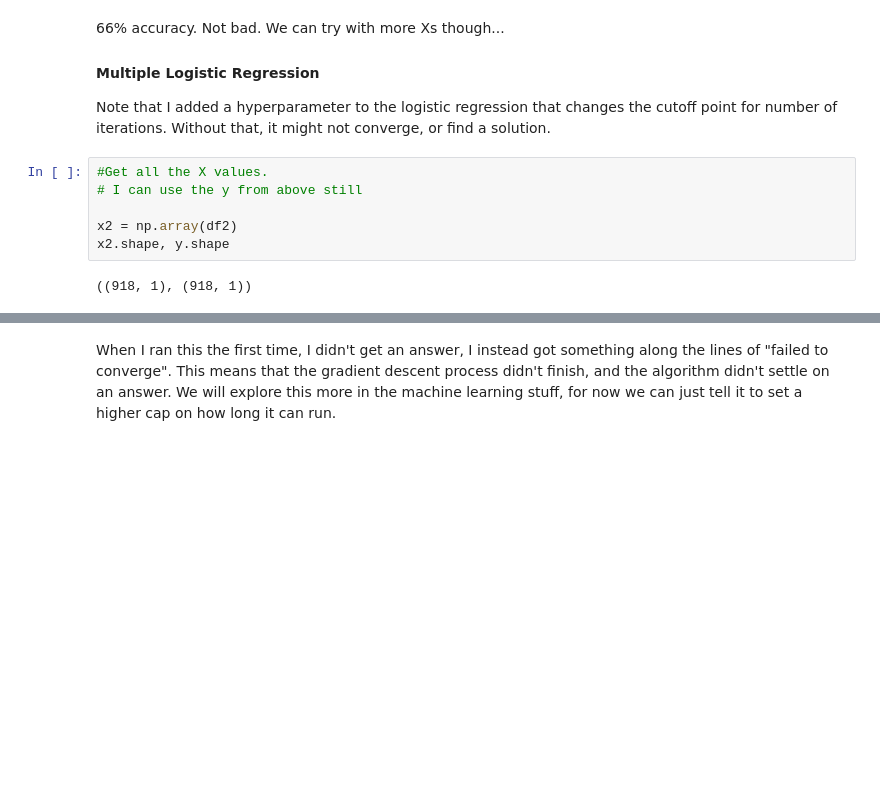
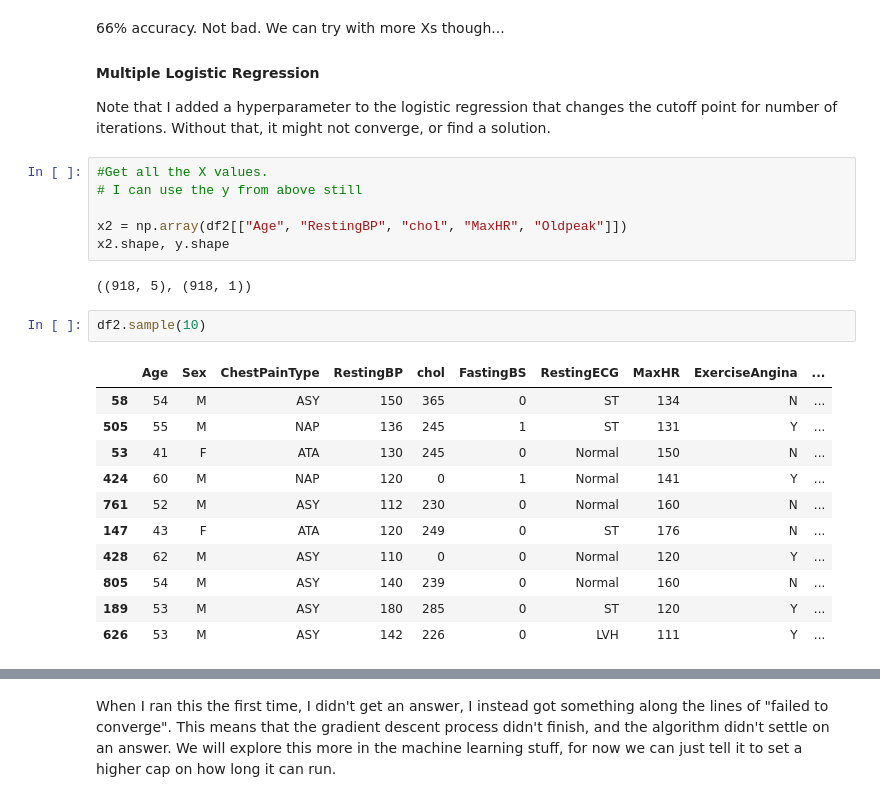
Before and after one commit to AkeemSemperDataScience/Basic_Stats_in_Python_Student_Repository, a Jupyter notebook: 025_Logistic_Reg.ipynb, the cells around one changed output, grey strips where cells are left out. Cells and saved outputs as stored; diff of their text form; blank space fills up the shorter version.

```diff
--- a/025_Logistic_Reg.ipynb
+++ b/025_Logistic_Reg.ipynb
@@ -443,10 +444,24 @@ Note that I added a hyperparameter to the logistic regression that changes the c
 #Get all the X values.
 # I can use the y from above still
 
-x2 = np.array(df2)
+x2 = np.array(df2[["Age", "RestingBP", "chol", "MaxHR", "Oldpeak"]])
 x2.shape, y.shape
 # %% [output]
-((918, 1), (918, 1))
+((918, 5), (918, 1))
+# %%
+df2.sample(10)
+# %% [output]
+|  | Age | Sex | ChestPainType | RestingBP | chol | FastingBS | RestingECG | MaxHR | ExerciseAngina | ... |
+| 58 | 54 | M | ASY | 150 | 365 | 0 | ST | 134 | N | ... |
+| 505 | 55 | M | NAP | 136 | 245 | 1 | ST | 131 | Y | ... |
+| 53 | 41 | F | ATA | 130 | 245 | 0 | Normal | 150 | N | ... |
+| 424 | 60 | M | NAP | 120 | 0 | 1 | Normal | 141 | Y | ... |
+| 761 | 52 | M | ASY | 112 | 230 | 0 | Normal | 160 | N | ... |
+| 147 | 43 | F | ATA | 120 | 249 | 0 | ST | 176 | N | ... |
+| 428 | 62 | M | ASY | 110 | 0 | 0 | Normal | 120 | Y | ... |
+| 805 | 54 | M | ASY | 140 | 239 | 0 | Normal | 160 | N | ... |
+| 189 | 53 | M | ASY | 180 | 285 | 0 | ST | 120 | Y | ... |
+| 626 | 53 | M | ASY | 142 | 226 | 0 | LVH | 111 | Y | ... |
 # %%
 #I'm reusing some varaible names to make my life easier with copy/paste.
 #Make sure you run things in order if you do this.
```
Also changed, not shown: parts of 8 cells of this notebook, 2 other files.
